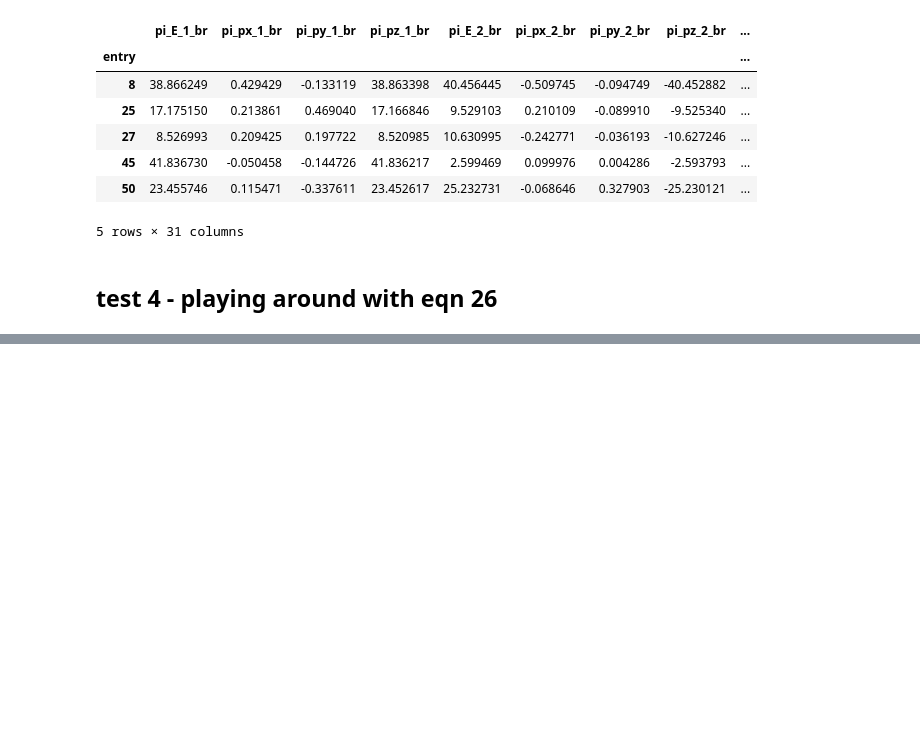
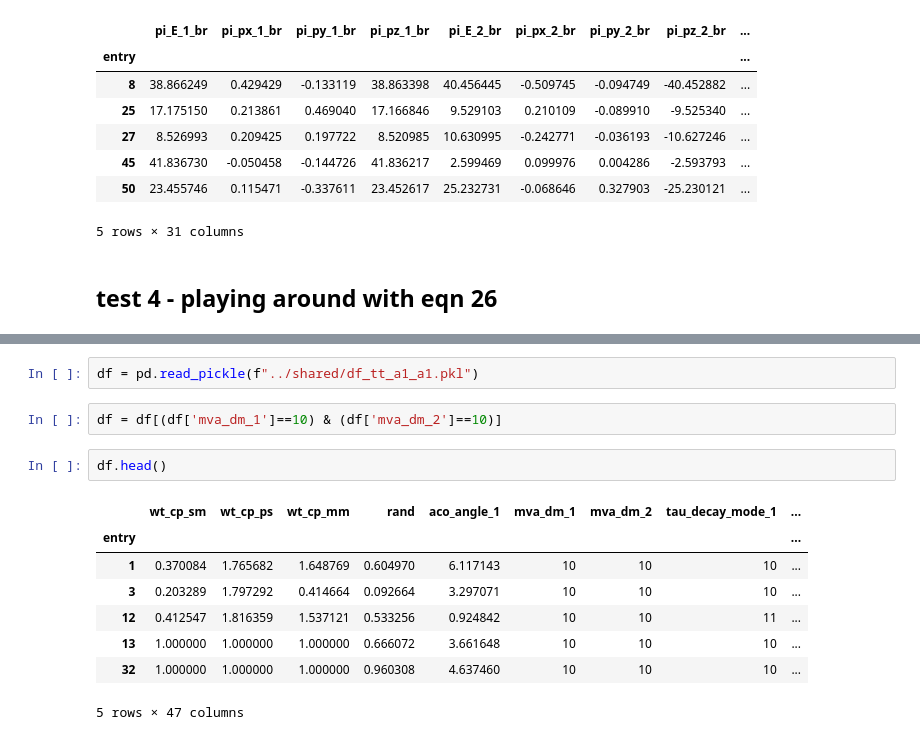
Before and after one commit to stanleyycheung/MSci-Project-HiggsTauTau, a Jupyter notebook: stanley/testing.ipynb, the cells around one changed output, grey strips where cells are left out. Cells and saved outputs as stored; diff of their text form; blank space fills up the shorter version.

```diff
--- a/stanley/testing.ipynb
+++ b/stanley/testing.ipynb
@@ -430,0 +456,15 @@ import numpy as np
+# %%
+df = pd.read_pickle(f"../shared/df_tt_a1_a1.pkl")
+# %%
+df = df[(df['mva_dm_1']==10) & (df['mva_dm_2']==10)]
+# %%
+df.head()
+# %% [output]
+|  | wt_cp_sm | wt_cp_ps | wt_cp_mm | rand | aco_angle_1 | mva_dm_1 | mva_dm_2 | tau_decay_mode_1 | ... |
+| entry |  |  |  |  |  |  |  |  | ... |
+| 1 | 0.370084 | 1.765682 | 1.648769 | 0.604970 | 6.117143 | 10 | 10 | 10 | ... |
+| 3 | 0.203289 | 1.797292 | 0.414664 | 0.092664 | 3.297071 | 10 | 10 | 10 | ... |
+| 12 | 0.412547 | 1.816359 | 1.537121 | 0.533256 | 0.924842 | 10 | 10 | 11 | ... |
+| 13 | 1.000000 | 1.000000 | 1.000000 | 0.666072 | 3.661648 | 10 | 10 | 10 | ... |
+| 32 | 1.000000 | 1.000000 | 1.000000 | 0.960308 | 4.637460 | 10 | 10 | 10 | ... |
+5 rows × 47 columns
```
Also changed, not shown: parts of 17 cells of this notebook, 6 other files.
